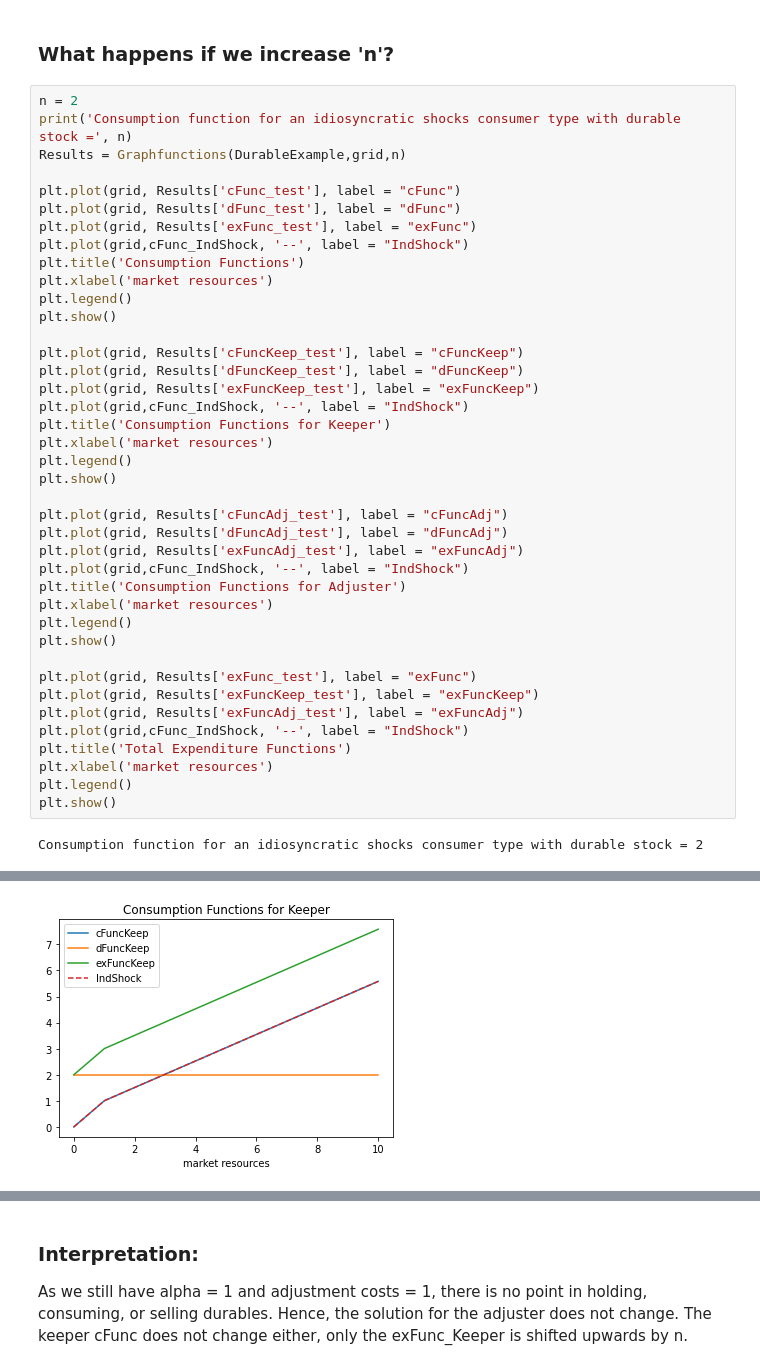
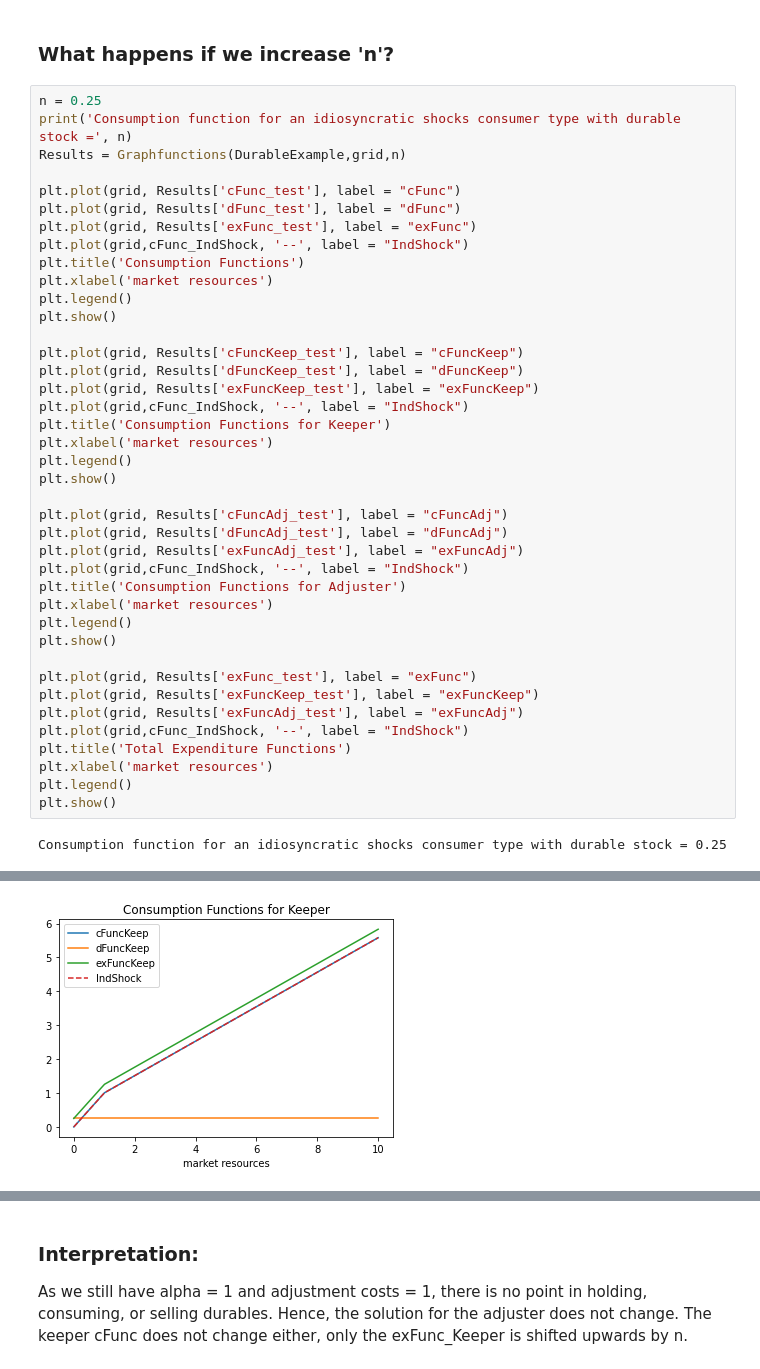
Before and after one commit to econ-ark/REMARK, a Jupyter notebook: REMARKs/DurableConsumerType/code/python/DurableModel_Notebook.ipynb, the cells around one changed output, grey strips where cells are left out. Drawn from its saved outputs; the diff is of its cells as text.

```diff
--- a/REMARKs/DurableConsumerType/code/python/DurableModel_Notebook.ipynb
+++ b/REMARKs/DurableConsumerType/code/python/DurableModel_Notebook.ipynb
@@ -361,7 +357,7 @@ Bug:
 # %% [markdown]
 ### What happens if we increase 'n'?
 # %%
-n = 2
+n = 0.25
 print('Consumption function for an idiosyncratic shocks consumer type with durable stock =', n)
 Results = Graphfunctions(DurableExample,grid,n)
 
@@ -375,33 +371,33 @@ plt.legend()
 plt.show()
 
 plt.plot(grid, Results['cFuncKeep_test'], label = "cFuncKeep")
 plt.plot(grid, Results['dFuncKeep_test'], label = "dFuncKeep")
 plt.plot(grid, Results['exFuncKeep_test'], label = "exFuncKeep")
 plt.plot(grid,cFunc_IndShock, '--', label = "IndShock")
 plt.title('Consumption Functions for Keeper')
 plt.xlabel('market resources')
 plt.legend()
 plt.show()
 
 plt.plot(grid, Results['cFuncAdj_test'], label = "cFuncAdj")
 plt.plot(grid, Results['dFuncAdj_test'], label = "dFuncAdj")
 plt.plot(grid, Results['exFuncAdj_test'], label = "exFuncAdj")
 plt.plot(grid,cFunc_IndShock, '--', label = "IndShock")
 plt.title('Consumption Functions for Adjuster')
 plt.xlabel('market resources')
 plt.legend()
 plt.show()
 
 plt.plot(grid, Results['exFunc_test'], label = "exFunc")
 plt.plot(grid, Results['exFuncKeep_test'], label = "exFuncKeep")
 plt.plot(grid, Results['exFuncAdj_test'], label = "exFuncAdj")
 plt.plot(grid,cFunc_IndShock, '--', label = "IndShock")
 plt.title('Total Expenditure Functions')
 plt.xlabel('market resources')
 plt.legend()
 plt.show()
 # %% [output]
-Consumption function for an idiosyncratic shocks consumer type with durable stock = 2
+Consumption function for an idiosyncratic shocks consumer type with durable stock = 0.25
 [figure]
-[figure, old version]
+[figure, new version]
 [figure]
```
Also changed, not shown: parts of 18 cells of this notebook, 1 other file.
